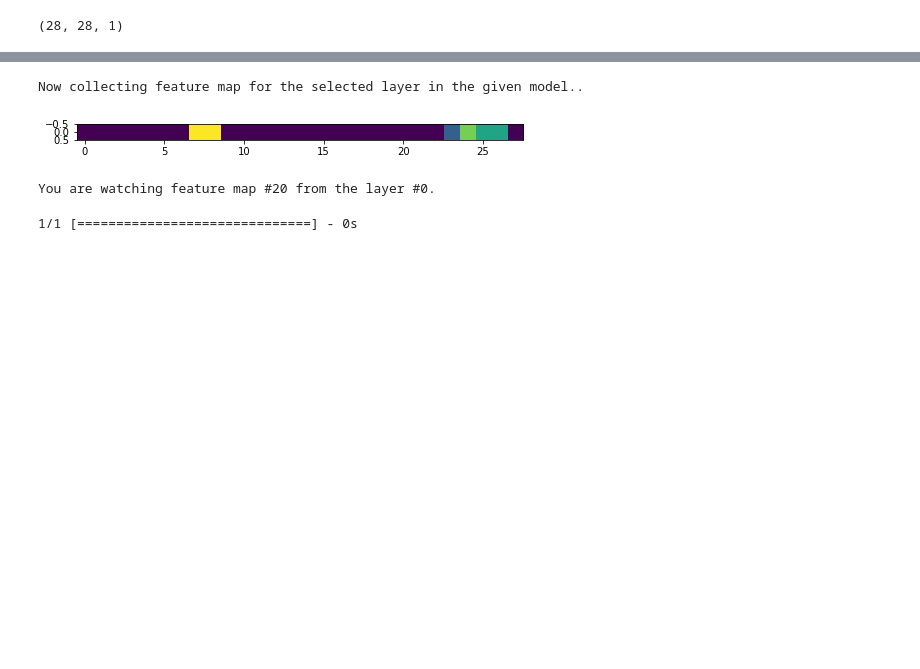
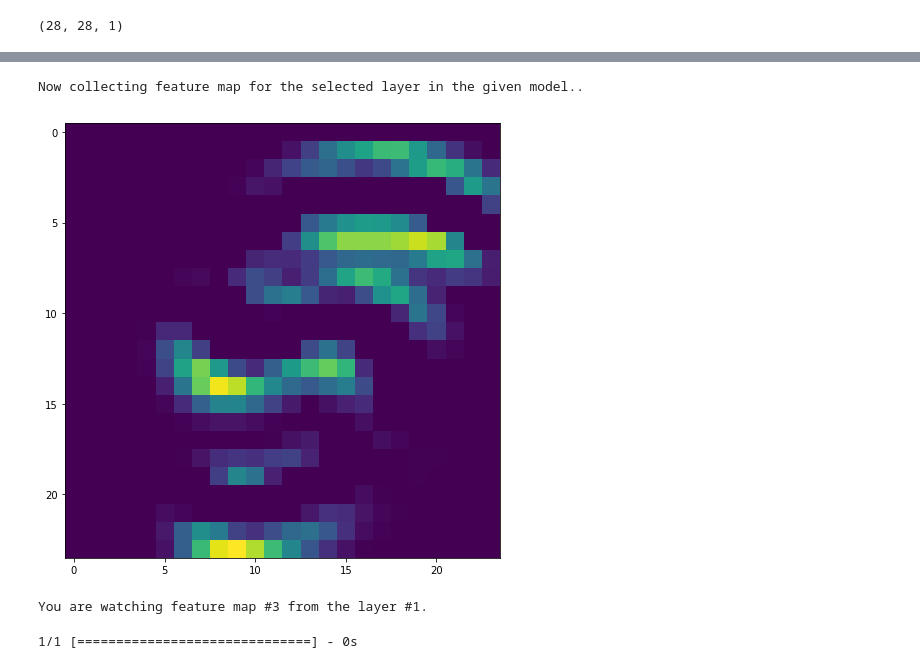
Before and after one commit to Avkash/deeputil, a Jupyter notebook: examples/notebooks/MNIST_Demo.ipynb, the cells around one changed output, grey strips where cells are left out. Cells and saved outputs as stored; diff of their text form; code cells hidden in the pictures; blank space fills up the shorter version.

```diff
--- a/examples/notebooks/MNIST_Demo.ipynb
+++ b/examples/notebooks/MNIST_Demo.ipynb
@@ -17,0 +22,2 @@ Loading model weights from the disk done.
+# %%
+model = ModelsMaster.get_mnist_model()
@@ -83,6 +103,6 @@ img_array.shape
 # %% [output]
 (28, 28, 1)
 # %%
-img_array_1 = img_array.reshape(1, 1, 28, 28)
+img_array_1 = img_array.reshape( 1, 28, 28,1)
 print(img_array_1.shape)
 # %% [output]
@@ -141,9 +161,9 @@ You are watching total 32 features from layer #0.
 # %%
-KerasModelHelper.display_individual_feature_for_selected_layer_in_model(model, 0, 20, img_array_1)
+KerasModelHelper.display_individual_feature_for_selected_layer_in_model(model, 1, 3, img_array_1)
 # %% [output]
 Now collecting feature map for the selected layer in the given model..
-[figure, old version]
+[figure, new version]
-You are watching feature map #20 from the layer #0.
+You are watching feature map #3 from the layer #1.
 # %%
 mnist_lables = ("0", "1", "2", "3", "4", "5", "6", "7", "8", "9")
 # %%
```
Also changed, not shown: parts of 12 cells of this notebook, 7 other files.
